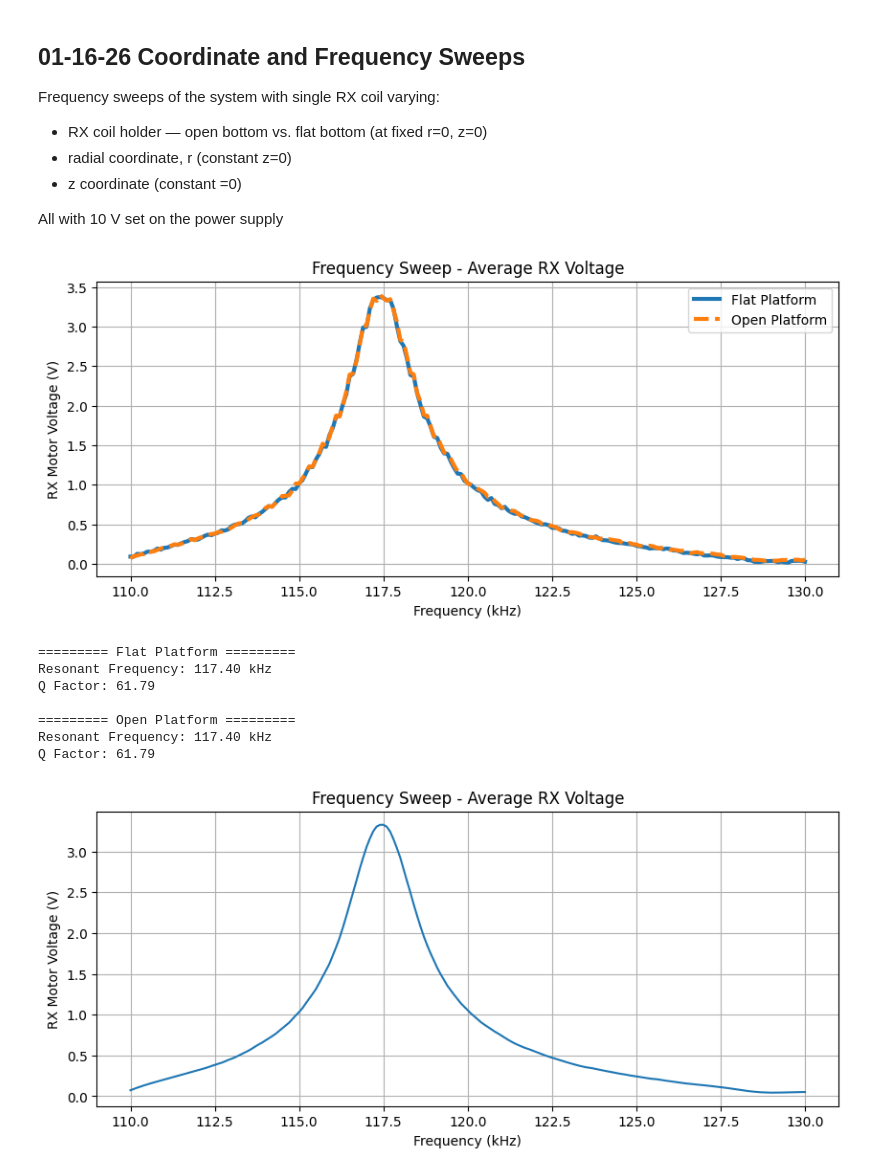
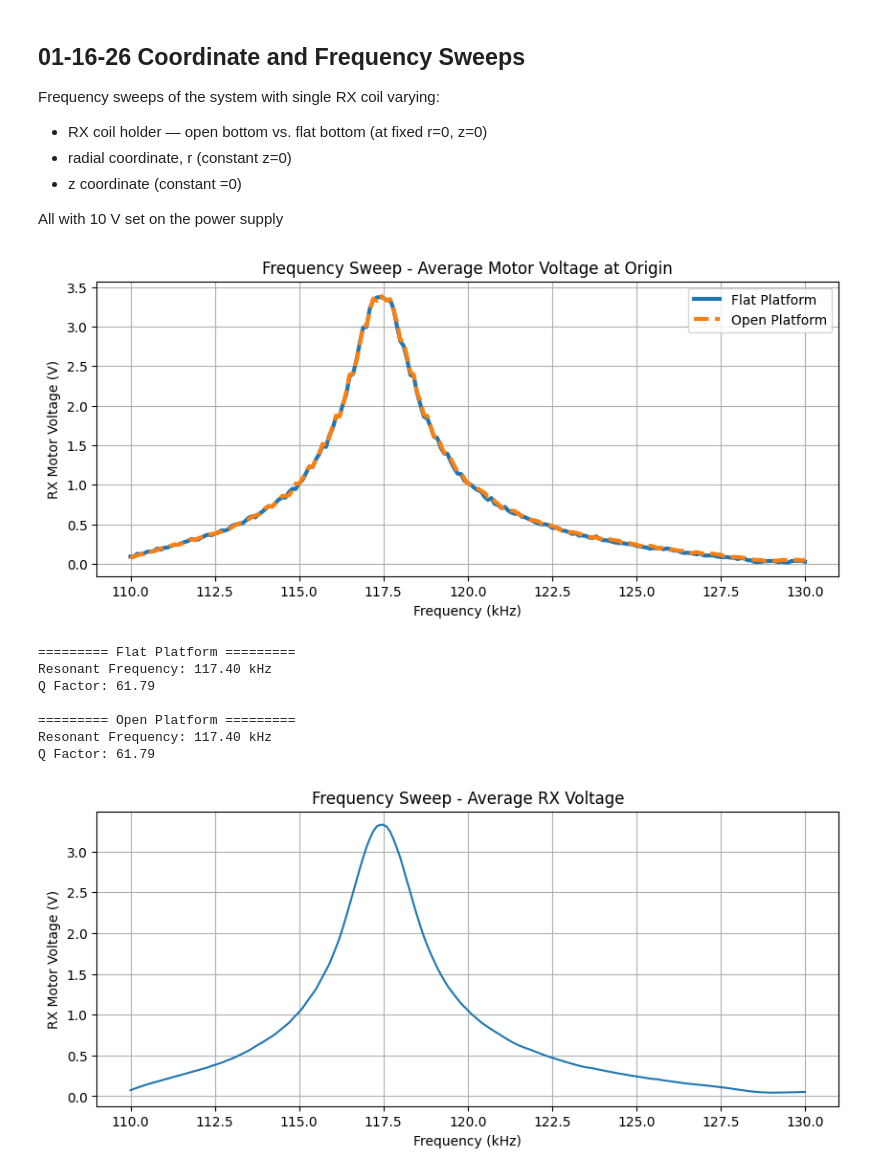
Before and after one commit to davisgtoth/Wireless-Drone-Data-Analysis, a Jupyter notebook: analysis.ipynb, the cells around one changed output. Drawn from its saved outputs; the diff is of its cells as text; code cells hidden in the pictures.

```diff
--- a/analysis.ipynb
+++ b/analysis.ipynb
@@ -1429,35 +1429,35 @@ All with 10 V set on the power supply
 df_f = pd.read_csv('01-16_sweeps/fixed/flat.csv')
 df_o = pd.read_csv('01-16_sweeps/fixed/open.csv')
 
 freq_f = df_f['Driving Frequency (Hz)'].to_numpy()
 rx_f = df_f['RX Voltage Average (V)'].to_numpy()
 # rx_f = df_f['RX Voltage RMS (V)'].to_numpy()
 
 freq_o = df_o['Driving Frequency (Hz)'].to_numpy()
 rx_o = df_o['RX Voltage Average (V)'].to_numpy()
 # rx_o = df_o['RX Voltage RMS (V)'].to_numpy()
 
 plt.figure(figsize=(10,4))
 # plt.plot(freq_f*1e3, rx_f, 'o-', label='Flat Platform')
 # plt.plot(freq_o*1e3, rx_o, 'o-', label='Open Platform')
 plt.plot(freq_f*1e-3, rx_f, linewidth=3, label='Flat Platform')
 plt.plot(freq_o*1e-3, rx_o, '--', linewidth=3, label='Open Platform')
 plt.xlabel('Frequency (kHz)')
 plt.ylabel('RX Motor Voltage (V)')
-plt.title('Frequency Sweep - Average RX Voltage')
+plt.title('Frequency Sweep - Average Motor Voltage at Origin')
 plt.legend()
 plt.grid()
 plt.show()
 
 print('========= Flat Platform =========')
 print(f'Resonant Frequency: {get_res_freq(freq_f, rx_f)/1e3:.2f} kHz')
 print(f'Q Factor: {get_Q_factor(freq_f, rx_f, is_db=False):.2f}')
 
 print('\n========= Open Platform =========')
 print(f'Resonant Frequency: {get_res_freq(freq_o, rx_o)/1e3:.2f} kHz')
 print(f'Q Factor: {get_Q_factor(freq_o, rx_o, is_db=False):.2f}')
 # %% [output]
-[figure, old version]
+[figure, new version]
 ========= Flat Platform =========
 Resonant Frequency: 117.40 kHz
 Q Factor: 61.79
```
Also changed, not shown: parts of 7 cells of this notebook.
